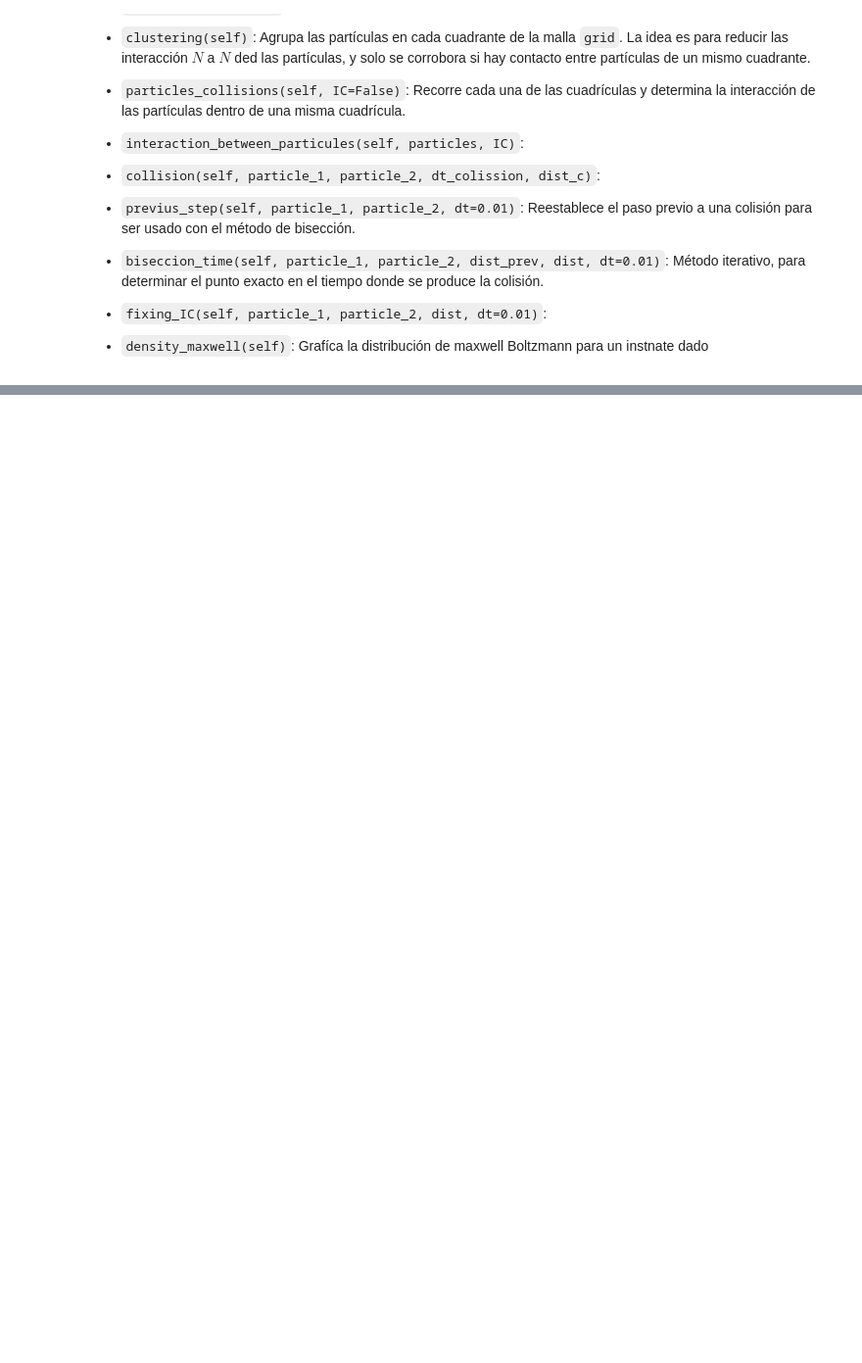
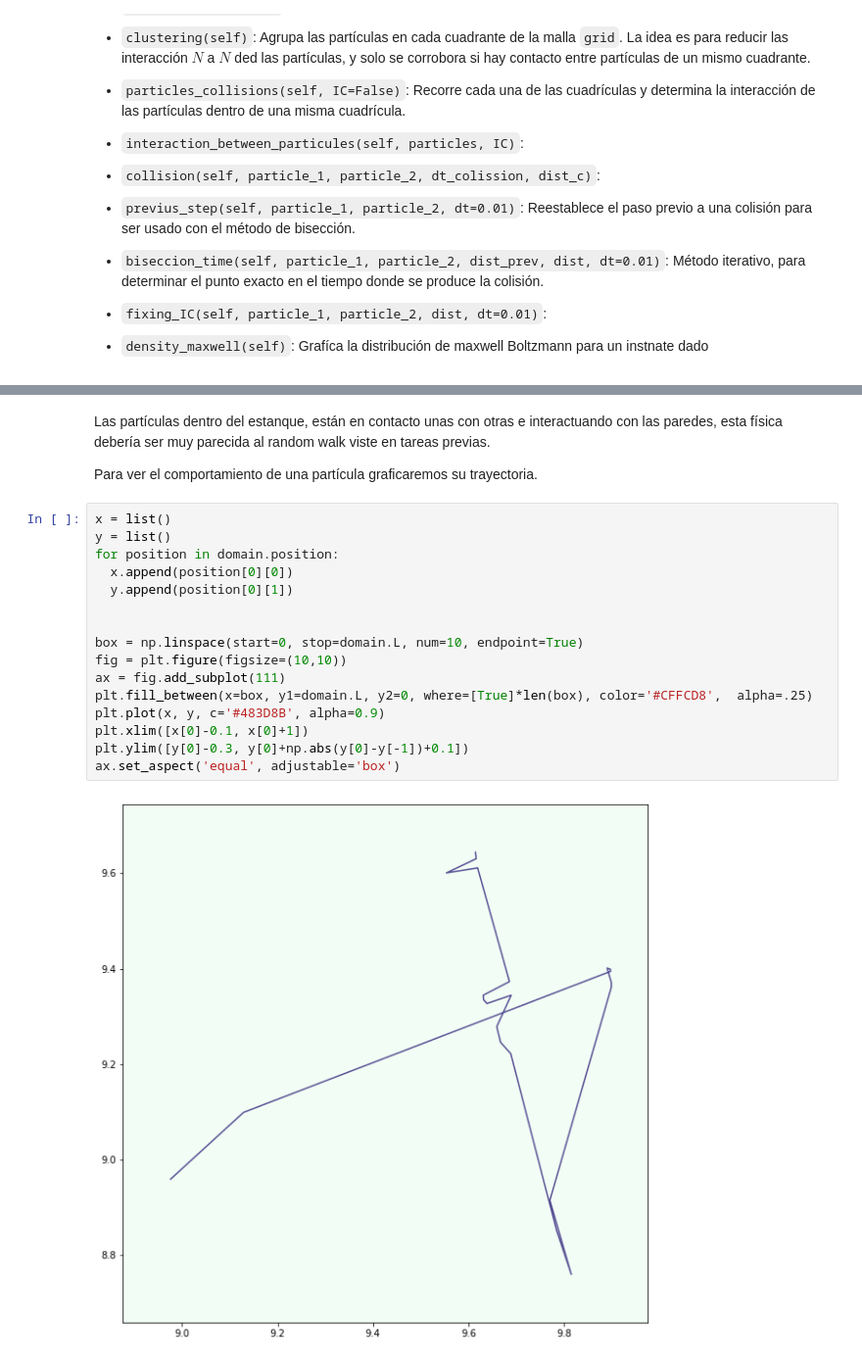
Before and after one commit to FaustinoAndres/Gases-ideales, a Jupyter notebook: Tarea_2_Gas_ideal.ipynb, the cells around one changed output, grey strips where cells are left out. Shown at 98% size. Drawn from its saved outputs; the diff is of its cells as text; blank space fills up the shorter version.

```diff
--- a/Tarea_2_Gas_ideal.ipynb
+++ b/Tarea_2_Gas_ideal.ipynb
@@ -354,0 +422,22 @@ domain.plot_particles()
+# %% [markdown]
+Las partículas dentro del estanque, están en contacto unas con otras e interactuando con las paredes, esta física debería ser muy parecida al random walk viste en tareas previas.
+
+Para ver el comportamiento de una partícula graficaremos su trayectoria.
+# %%
+x = list()
+y = list()
+for position in domain.position:
+  x.append(position[0][0])
+  y.append(position[0][1])
+
+
+box = np.linspace(start=0, stop=domain.L, num=10, endpoint=True)
+fig = plt.figure(figsize=(10,10))
+ax = fig.add_subplot(111)
+plt.fill_between(x=box, y1=domain.L, y2=0, where=[True]*len(box), color='#CFFCD8',  alpha=.25)
+plt.plot(x, y, c='#483D8B', alpha=0.9)
+plt.xlim([x[0]-0.1, x[0]+1])
+plt.ylim([y[0]-0.3, y[0]+np.abs(y[0]-y[-1])+0.1])
+ax.set_aspect('equal', adjustable='box')
+# %% [output]
+[figure, added]
```
Also changed, not shown: parts of 26 cells of this notebook.
